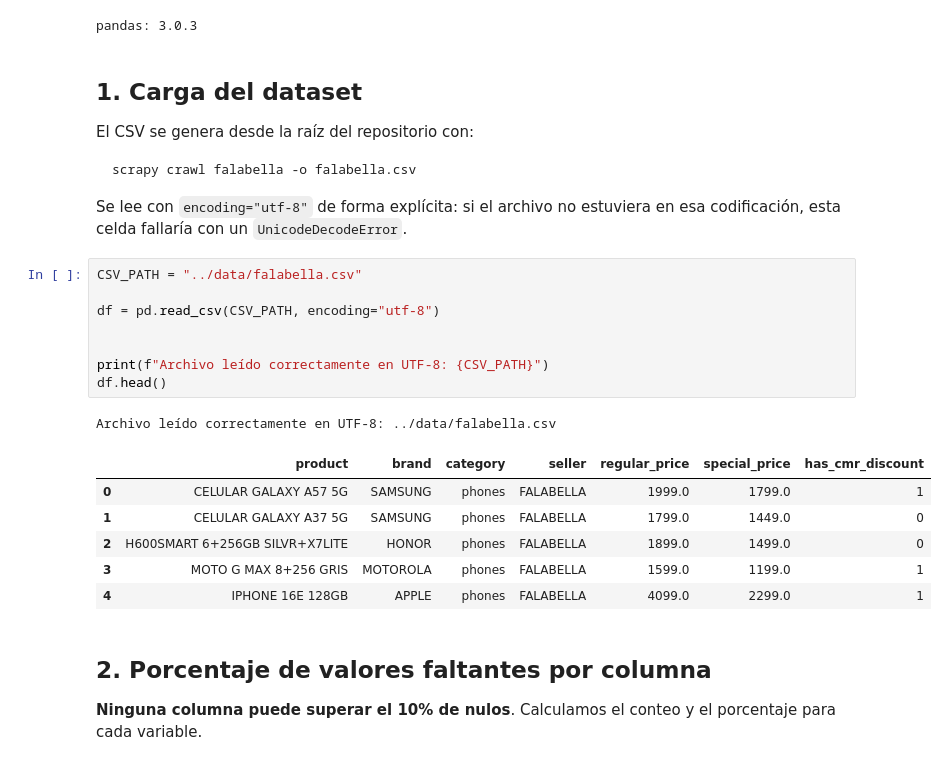
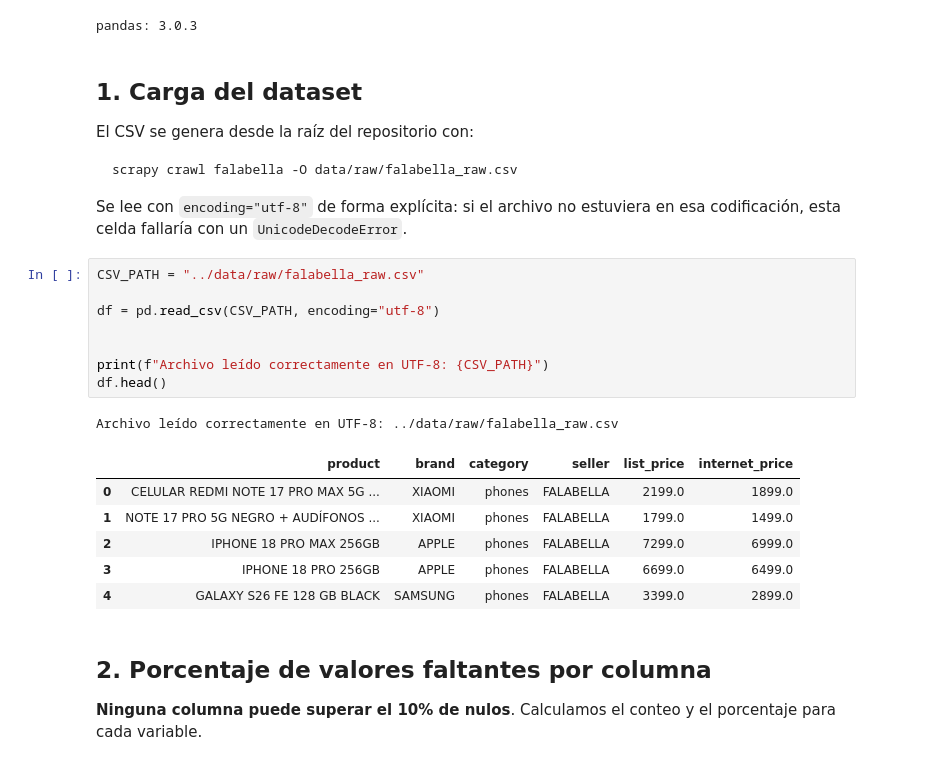
Before and after one commit to gmborjasb/SpiderMarketplace, a Jupyter notebook: notebooks/01_Validation.ipynb, the cells around one changed output. Saved outputs shown, nothing was run; the diff lists cells and outputs as text.

````diff
--- a/notebooks/01_Validation.ipynb
+++ b/notebooks/01_Validation.ipynb
@@ -26,27 +26,27 @@ pandas: 3.0.3
 El CSV se genera desde la raíz del repositorio con:
 
 ```
-scrapy crawl falabella -o falabella.csv
+scrapy crawl falabella -O data/raw/falabella_raw.csv
 ```
 
 Se lee con `encoding="utf-8"` de forma explícita: si el archivo no estuviera en
 esa codificación, esta celda fallaría con un `UnicodeDecodeError`.
 # %%
-CSV_PATH = "../data/falabella.csv"
+CSV_PATH = "../data/raw/falabella_raw.csv"
 
 df = pd.read_csv(CSV_PATH, encoding="utf-8")
 
 
 print(f"Archivo leído correctamente en UTF-8: {CSV_PATH}")
 df.head()
 # %% [output]
-Archivo leído correctamente en UTF-8: ../data/falabella.csv
+Archivo leído correctamente en UTF-8: ../data/raw/falabella_raw.csv
-|  | product | brand | category | seller | regular_price | special_price | has_cmr_discount |
-| 0 | CELULAR GALAXY A57 5G | SAMSUNG | phones | FALABELLA | 1999.0 | 1799.0 | 1 |
-| 1 | CELULAR GALAXY A37 5G | SAMSUNG | phones | FALABELLA | 1799.0 | 1449.0 | 0 |
-| 2 | H600SMART 6+256GB SILVR+X7LITE | HONOR | phones | FALABELLA | 1899.0 | 1499.0 | 0 |
-| 3 | MOTO G MAX 8+256 GRIS | MOTOROLA | phones | FALABELLA | 1599.0 | 1199.0 | 1 |
-| 4 | IPHONE 16E 128GB | APPLE | phones | FALABELLA | 4099.0 | 2299.0 | 1 |
+|  | product | brand | category | seller | list_price | internet_price |
+| 0 | CELULAR REDMI NOTE 17 PRO MAX 5G ... | XIAOMI | phones | FALABELLA | 2199.0 | 1899.0 |
+| 1 | NOTE 17 PRO 5G NEGRO + AUDÍFONOS ... | XIAOMI | phones | FALABELLA | 1799.0 | 1499.0 |
+| 2 | IPHONE 18 PRO MAX 256GB | APPLE | phones | FALABELLA | 7299.0 | 6999.0 |
+| 3 | IPHONE 18 PRO 256GB | APPLE | phones | FALABELLA | 6699.0 | 6499.0 |
+| 4 | GALAXY S26 FE 128 GB BLACK | SAMSUNG | phones | FALABELLA | 3399.0 | 2899.0 |
 # %% [markdown]
 ## 2. Porcentaje de valores faltantes por columna
 
````
Also changed, not shown: parts of 8 cells of this notebook, 40 other files.
